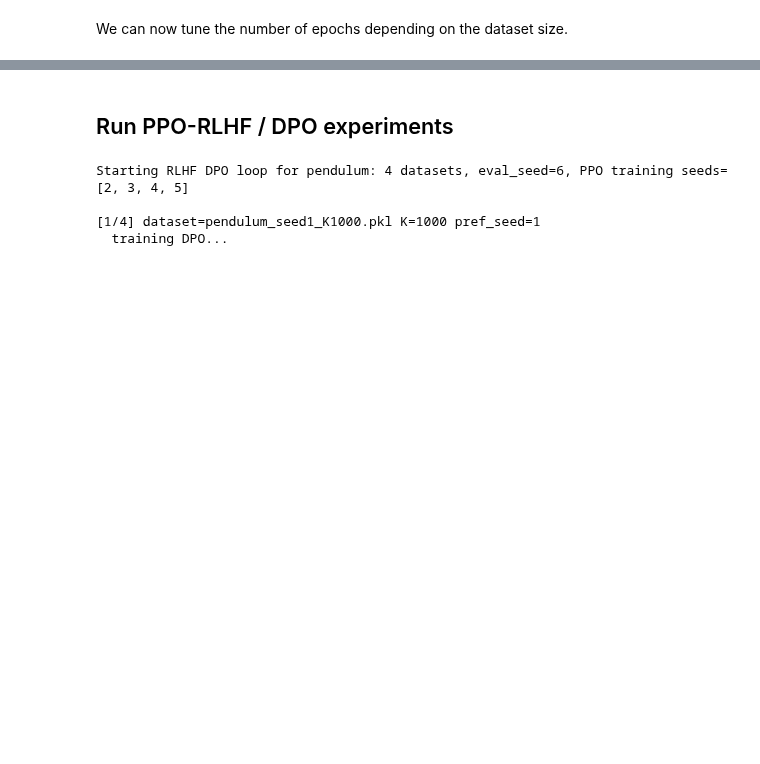
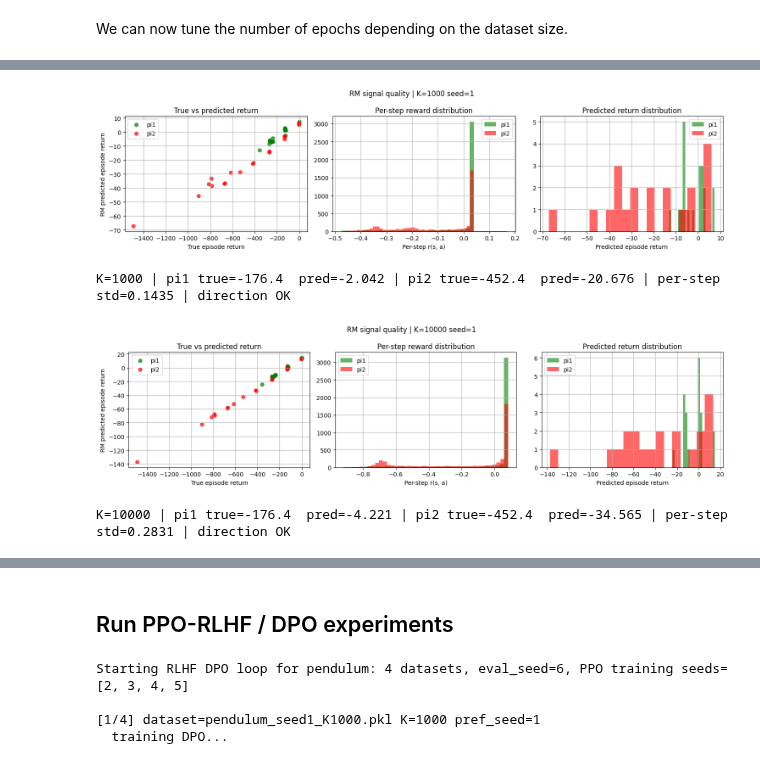
Before and after one commit to mgatti03/EE-568-Reinforcement-Project, a Jupyter notebook: rlhf_training_pendulum.ipynb, the cells around one changed output, grey strips where cells are left out. Cells and saved outputs as stored; diff of their text form; code cells hidden in the pictures; blank space fills up the shorter version.

```diff
--- a/rlhf_training_pendulum.ipynb
+++ b/rlhf_training_pendulum.ipynb
@@ -777,8 +904,9 @@ else:
     loaded = {}
     for path in sorted(save_dir.glob(f"{ENV_KEY}_*.pt")):
         name = path.stem
-        model = RewardModel(ENV_OBS_DIM, ENV_ACTION_DIM, ENV_CONTINUOUS).to(DEVICE)
         state = torch.load(path, map_location=DEVICE)
+        hidden = state["net.0.weight"].shape[0]  # infer from saved weights
+        model = RewardModel(ENV_OBS_DIM, ENV_ACTION_DIM, ENV_CONTINUOUS, hidden=hidden).to(DEVICE)
         model.load_state_dict(state)
         model.eval()
         loaded[name] = model
@@ -791,0 +920,77 @@ Loaded 4 reward models from outputs\part3\reward_models
+# %%
+def evaluate_rm_signal(reward_model, env_id, n_episodes=20, seed=99):
+    env = gym.make(env_id)
+    rng = np.random.default_rng(seed)
+    data = {name: {"true": [], "pred": [], "pred_steps": []} for name in ["pi1", "pi2"]}
+    for policy, name in [(p1_policy, "pi1"), (p2_policy, "pi2")]:
+        for _ in range(n_episodes):
+            obs, _ = env.reset(seed=int(rng.integers(0, 1_000_000)))
+            true_r_sum, pred_r_sum = 0.0, 0.0
+            done = False
+            while not done:
+                action, _ = policy.predict(obs, deterministic=True)
+                obs_t = torch.tensor(obs, dtype=torch.float32, device=DEVICE).unsqueeze(0)
+                if ENV_CONTINUOUS:
+                    act_t = torch.tensor(np.asarray(action), dtype=torch.float32, device=DEVICE).unsqueeze(0)
+                else:
+                    act_t = torch.tensor(np.asarray(action), dtype=torch.long, device=DEVICE).unsqueeze(0)
+                with torch.no_grad():
+                    pred_r = float(reward_model(obs_t, act_t).cpu().item())
+                next_obs, true_r, terminated, truncated, _ = env.step(action)
+                true_r_sum += float(true_r)
+                pred_r_sum += pred_r
+                data[name]["pred_steps"].append(pred_r)
+                obs = next_obs
+                done = terminated or truncated
+            data[name]["true"].append(true_r_sum)
+            data[name]["pred"].append(pred_r_sum)
+    env.close()
+    return data
+
+for rm_name, rm in rm_models.items():
+    rm.eval()
+    meta = rm_meta.get(rm_name, {})
+    k = meta.get("K", "?")
+    seed = meta.get("seed", "?")
+    data = evaluate_rm_signal(rm, ENV_ID)
+    fig, axes = plt.subplots(1, 3, figsize=(15, 4))
+    fig.suptitle(f"RM signal quality | K={k} seed={seed}")
+    # scatter: true vs predicted episode return
+    for name, color in [("pi1", "green"), ("pi2", "red")]:
+        axes[0].scatter(data[name]["true"], data[name]["pred"], label=name, alpha=0.7, color=color)
+    axes[0].set_xlabel("True episode return")
+    axes[0].set_ylabel("RM predicted episode return")
+    axes[0].set_title("True vs predicted return")
+    axes[0].legend()
+    axes[0].grid(True)
+    # per-step reward distribution (scale check)
+    for name, color in [("pi1", "green"), ("pi2", "red")]:
+        axes[1].hist(data[name]["pred_steps"], bins=40, alpha=0.6, label=name, color=color)
+    axes[1].set_xlabel("Per-step r(s, a)")
+    axes[1].set_title("Per-step reward distribution")
+    axes[1].legend()
+    axes[1].grid(True)
+    # predicted return distribution (separation check)
+    for name, color in [("pi1", "green"), ("pi2", "red")]:
+        axes[2].hist(data[name]["pred"], bins=20, alpha=0.6, label=name, color=color)
+    axes[2].set_xlabel("Predicted episode return")
+    axes[2].set_title("Predicted return distribution")
+    axes[2].legend()
+    axes[2].grid(True)
+    plt.tight_layout()
+    plt.show()
+    pi1_pred_mean = np.mean(data["pi1"]["pred"])
+    pi2_pred_mean = np.mean(data["pi2"]["pred"])
+    all_steps = data["pi1"]["pred_steps"] + data["pi2"]["pred_steps"]
+    direction_ok = pi1_pred_mean > pi2_pred_mean
+    print(
+        f"K={k} | pi1 true={np.mean(data['pi1']['true']):.1f}  pred={pi1_pred_mean:.3f} | "
+        f"pi2 true={np.mean(data['pi2']['true']):.1f}  pred={pi2_pred_mean:.3f} | "
+        f"per-step std={np.std(all_steps):.4f} | "
+        f"direction {'OK' if direction_ok else 'WRONG'}"
+    )
+# %% [output]
+[figure, added]
+K=1000 | pi1 true=-176.4  pred=-2.042 | pi2 true=-452.4  pred=-20.676 | per-step std=0.1435 | direction OK
+[figure, added]
+K=10000 | pi1 true=-176.4  pred=-4.221 | pi2 true=-452.4  pred=-34.565 | per-step std=0.2831 | direction OK
```
Also changed, not shown: parts of 13 cells of this notebook.
